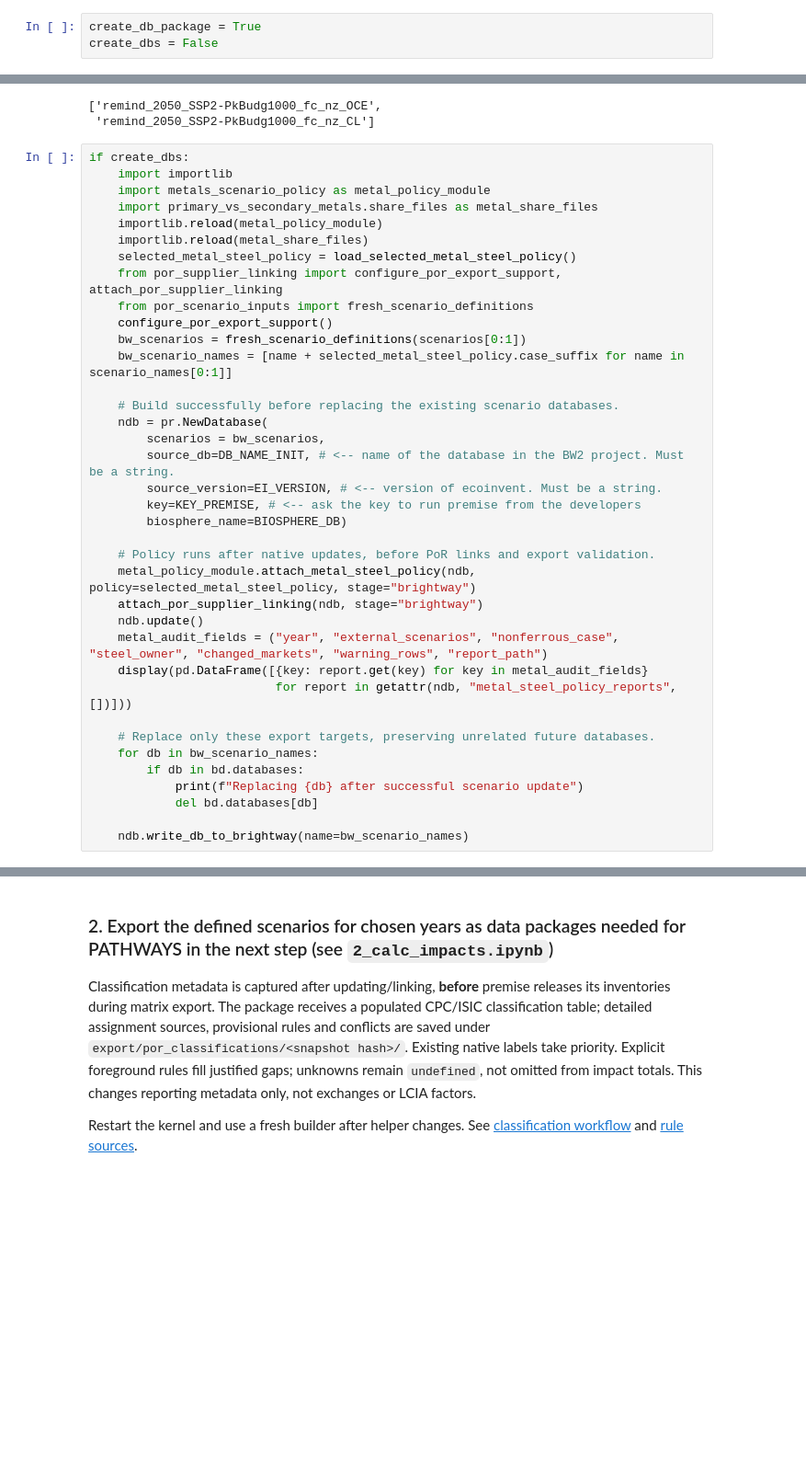
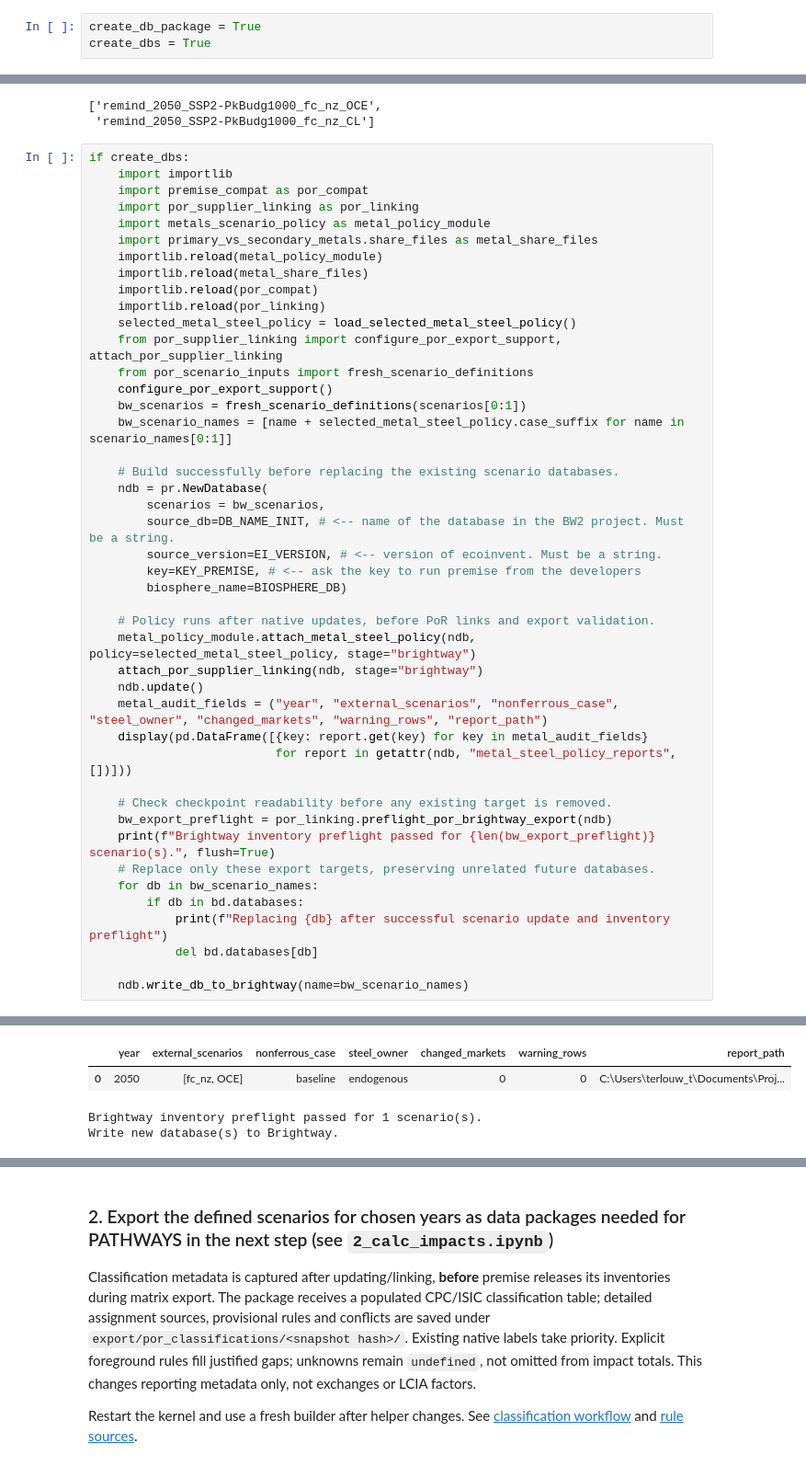
Before and after one commit to tomterlouw/lca_transience, a Jupyter notebook: 1_export_packages.ipynb, the cells around one changed output, grey strips where cells are left out. Shown at 92% size. Drawn from its saved outputs; the diff is of its cells as text; blank space fills up the shorter version.

```diff
--- a/1_export_packages.ipynb
+++ b/1_export_packages.ipynb
@@ -29,7 +29,7 @@ Installed exact inventory supplier compatibility hooks for configured additional
 ### 1. Here we decide whether we want to generate a new brightway database or export the databases directly as efficient data packages
 # %%
 create_db_package = True
-create_dbs = False
+create_dbs = True
 # %% [markdown]
 ### 1.1 Decide on the scenarios to be included for this exercise:
 
@@ -203,10 +201,14 @@ scenario_names
 # %%
 if create_dbs:
     import importlib
+    import premise_compat as por_compat
+    import por_supplier_linking as por_linking
     import metals_scenario_policy as metal_policy_module
     import primary_vs_secondary_metals.share_files as metal_share_files
     importlib.reload(metal_policy_module)
     importlib.reload(metal_share_files)
+    importlib.reload(por_compat)
+    importlib.reload(por_linking)
     selected_metal_steel_policy = load_selected_metal_steel_policy()
     from por_supplier_linking import configure_por_export_support, attach_por_supplier_linking
     from por_scenario_inputs import fresh_scenario_definitions
@@ -230,10 +232,14 @@ if create_dbs:
     display(pd.DataFrame([{key: report.get(key) for key in metal_audit_fields}
                           for report in getattr(ndb, "metal_steel_policy_reports", [])]))
 
+    # Check checkpoint readability before any existing target is removed.
+    bw_export_preflight = por_linking.preflight_por_brightway_export(ndb)
+    print(f"Brightway inventory preflight passed for {len(bw_export_preflight)} scenario(s).", flush=True)
     # Replace only these export targets, preserving unrelated future databases.
     for db in bw_scenario_names:
         if db in bd.databases:
-            print(f"Replacing {db} after successful scenario update")
+            print(f"Replacing {db} after successful scenario update and inventory preflight")
             del bd.databases[db]
 
     ndb.write_db_to_brightway(name=bw_scenario_names)
+# %% [output]
@@ -239,0 +285,4 @@ if create_dbs:
+|  | year | external_scenarios | nonferrous_case | steel_owner | changed_markets | warning_rows | report_path |
+| 0 | 2050 | [fc_nz, OCE] | baseline | endogenous | 0 | 0 | C:\Users\terlouw_t\Documents\Proj... |
+Brightway inventory preflight passed for 1 scenario(s).
+Write new database(s) to Brightway.
```
Also changed, not shown: parts of 5 cells of this notebook, 10 other files.
